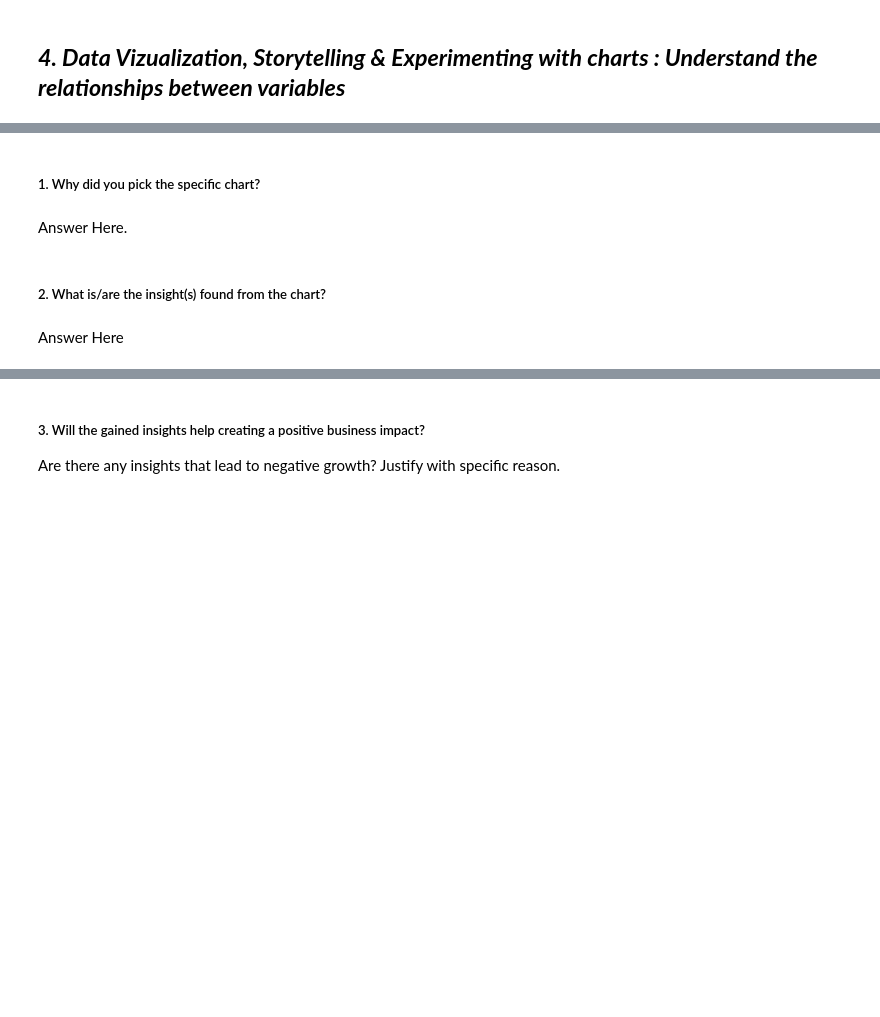
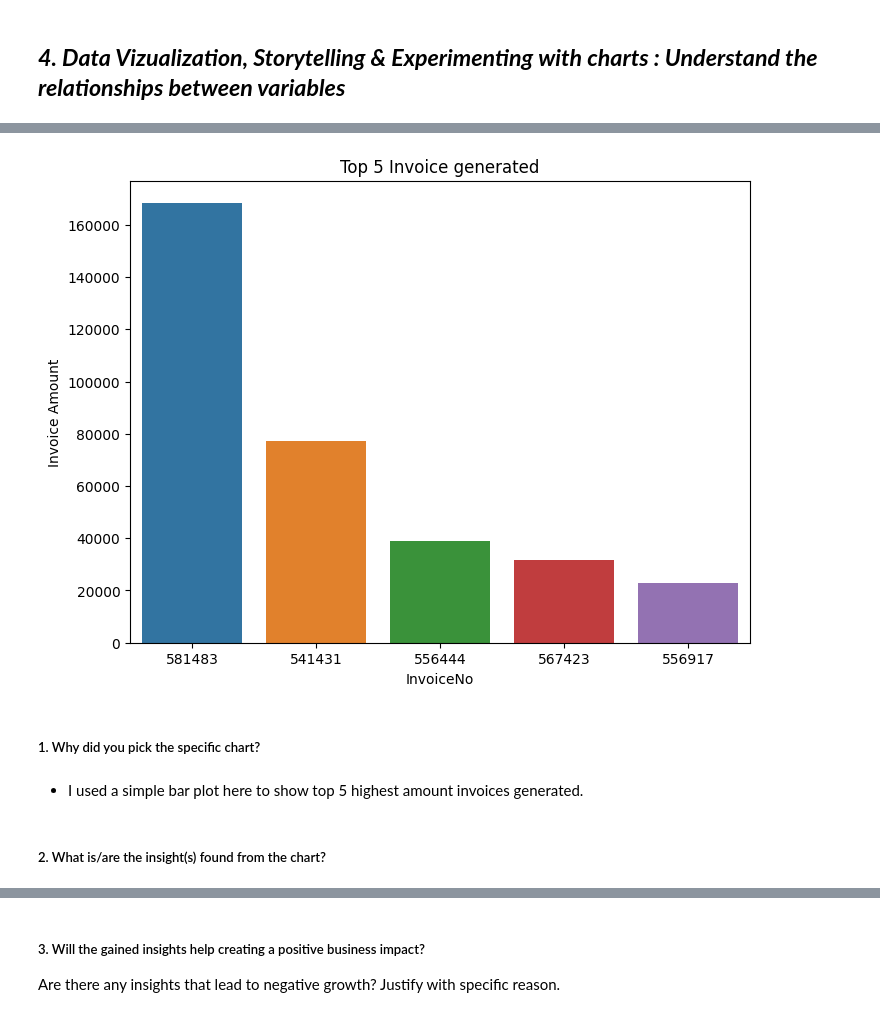
Before and after one commit to Dheeraj-Budhlakoti/Online_Retail_Customer_Segmentation, a Jupyter notebook: Capstone_Project_Unsupervised_Online_Retail_Customer_Segmentation.ipynb, the cells around one changed output, grey strips where cells are left out. Cells and saved outputs as stored; diff of their text form; code cells hidden in the pictures; blank space fills up the shorter version.

```diff
--- a/Capstone_Project_Unsupervised_Online_Retail_Customer_Segmentation.ipynb
+++ b/Capstone_Project_Unsupervised_Online_Retail_Customer_Segmentation.ipynb
@@ -299,3 +295,12 @@ work_df.shape
 # %%
 # Creating Total Price column
 work_df['Total Price']=work_df['Quantity']*work_df['UnitPrice']
+# %%
+# Creating day column for analysis
+work_df['Day']=work_df['InvoiceDate'].dt.day
+# %%
+# Creating date column for analysis
+work_df['Date']=work_df['InvoiceDate'].dt.date
+# %%
+# Creating hour column for analysis
+work_df["hour"]=work_df['InvoiceDate'].dt.hour
@@ -319,0 +339,4 @@ work_df['Total Price']=work_df['Quantity']*work_df['UnitPrice']
+# %%
+# creating a df to check invoice generated with highest amount
+Invoice_df=work_df.groupby(['InvoiceNo']).agg({'Description':'count','Total Price':'sum'}).reset_index().rename(columns={'Description':'No. of Items','Total Price':'Invoice Amount'}).sort_values('Invoice Amount',ascending=False)
+Invoice_df.head(10)
@@ -320,8 +361,14 @@ work_df['Total Price']=work_df['Quantity']*work_df['UnitPrice']
+# %%
+plt.figure(figsize=(8,6))
+plt.title('Top 5 Invoice generated')
+sns.barplot(x='InvoiceNo',y='Invoice Amount',data=Invoice_df[:5])
+# plt.xticks(rotation=90)
+plt.show()
+# %% [output]
+[figure, added]
 # %% [markdown]
 ##### 1. Why did you pick the specific chart?
-# %% [markdown]
-Answer Here.
+# %% [markdown]
+* I used a simple bar plot here to show top 5 highest amount invoices generated.
 # %% [markdown]
 ##### 2. What is/are the insight(s) found from the chart?
-# %% [markdown]
-Answer Here
```
Also changed, not shown: parts of 155 cells of this notebook.
